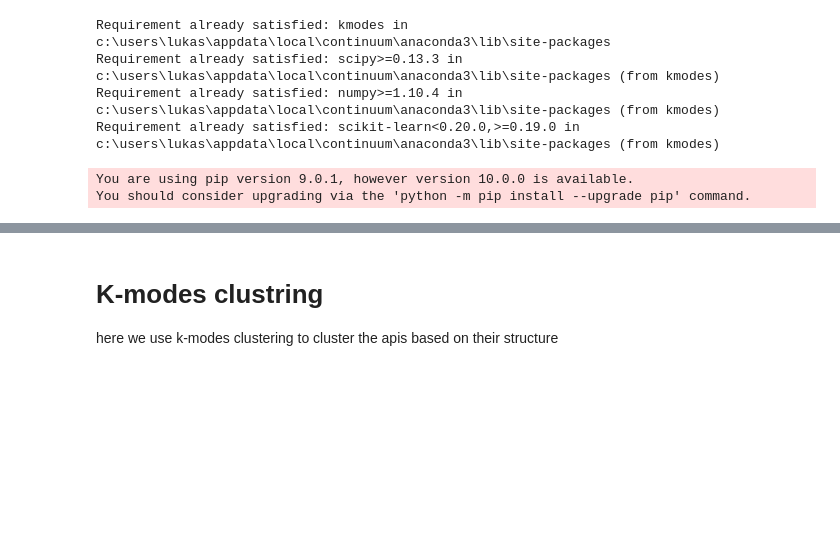
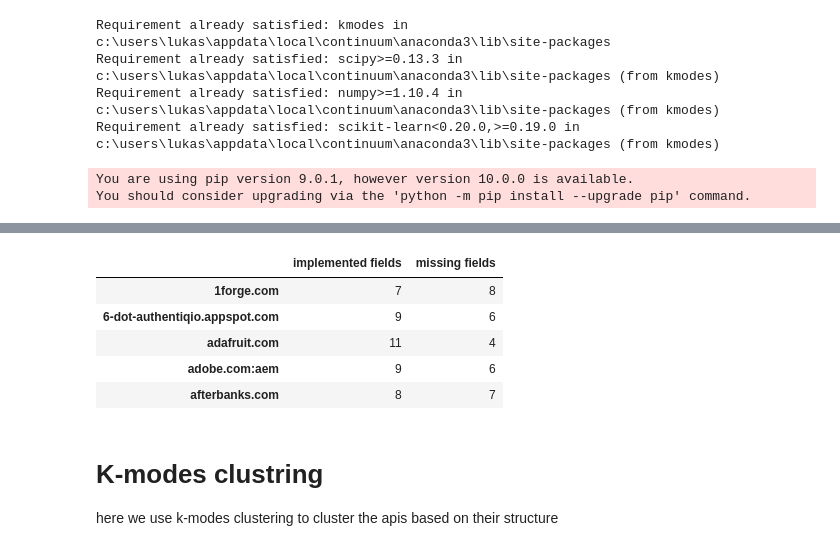
Before and after one commit to pmanlukas/thesisdata, a Jupyter notebook: clustering.ipynb, the cells around one changed output, grey strips where cells are left out. Cells and saved outputs as stored; diff of their text form; code cells hidden in the pictures; blank space fills up the shorter version.

```diff
--- a/clustering.ipynb
+++ b/clustering.ipynb
@@ -109,6 +110,15 @@ clusterdf.head()
 | adafruit.com | 1 | 1 | 1 | 1 | 1 | 0 | 1 | 1 | 1 | 1 | ... |
 | adobe.com:aem | 1 | 1 | 1 | 1 | 1 | 0 | 0 | 1 | 1 | 0 | ... |
 | afterbanks.com | 1 | 1 | 1 | 1 | 1 | 0 | 1 | 1 | 1 | 0 | ... |
+# %%
+clustersmall.head()
+# %% [output]
+|  | implemented fields | missing fields |
+| 1forge.com | 7 | 8 |
+| 6-dot-authentiqio.appspot.com | 9 | 6 |
+| adafruit.com | 11 | 4 |
+| adobe.com:aem | 9 | 6 |
+| afterbanks.com | 8 | 7 |
 # %% [markdown]
 # K-modes clustring
 here we use k-modes clustering to cluster the apis based on their structure
```
Also changed, not shown: parts of 21 cells of this notebook, 13 other files.
